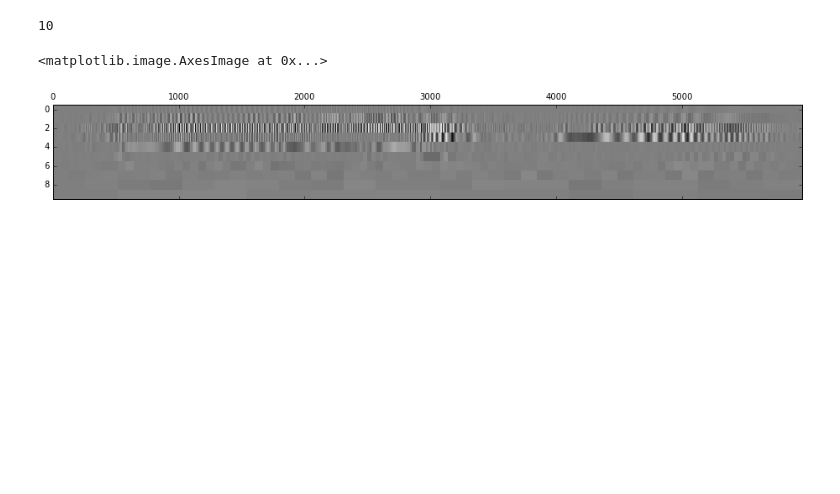
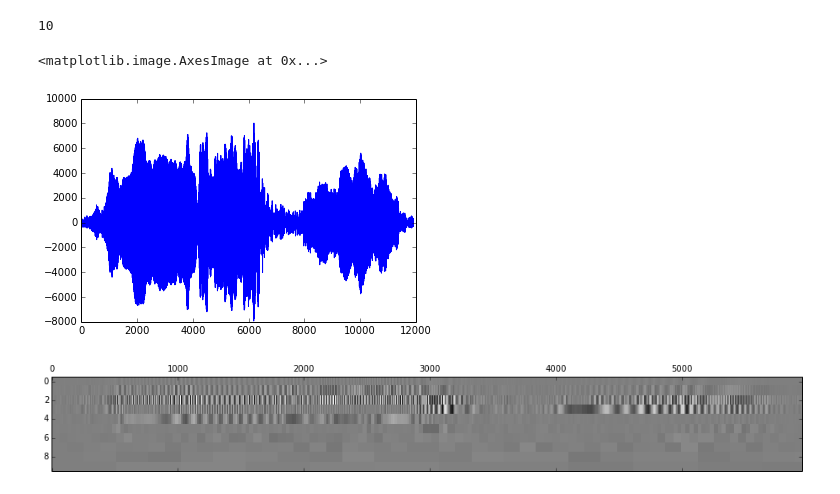
Before and after one commit to kstandvoss/Conceptors, a Jupyter notebook: Explorative/wavelet_magic.ipynb, the cells around one changed output. Drawn from its saved outputs; the diff is of its cells as text; code cells hidden in the pictures; blank space fills up the shorter version.

```diff
--- a/Explorative/wavelet_magic.ipynb
+++ b/Explorative/wavelet_magic.ipynb
@@ -2,35 +2,36 @@
 from matplotlib import pyplot as plt
 %matplotlib inline
 import numpy as np
 import wave
 import pywt
 
 w = wave.open('aa_1490_1258.wav')
 
 sample = w.readframes(w.getnframes())
 waveform = np.fromstring(sample, 'Int16')
-
+plt.plot(waveform)
 
 levels = 10
 coeffs = pywt.wavedec(waveform, 'db2', level=levels)
 size = len(waveform)/2
 
 m = np.zeros((levels,size))
 print len(coeffs[1:])
 
 binsize = 1
 for i, coeffs_level in enumerate(reversed(coeffs[1:])):
     l = coeffs_level.shape[0]
     for j in xrange(l):
         c = coeffs_level[j]
         m[i, (j)*binsize:(j)*(binsize*2)] = c
     binsize *= 2
 
 plt.matshow(m, aspect='auto', cmap=plt.cm.gray)
 # %% [output]
 10
 <matplotlib.image.AxesImage at 0x...>
-[figure, old version]
+[figure, new version]
+[figure, added]
 # %%
 plt.figure(figsize=(10,10))
 rec = pywt.waverec(coeffs, 'db2')
```
Also changed, not shown: parts of 3 cells of this notebook, 7 other files.
